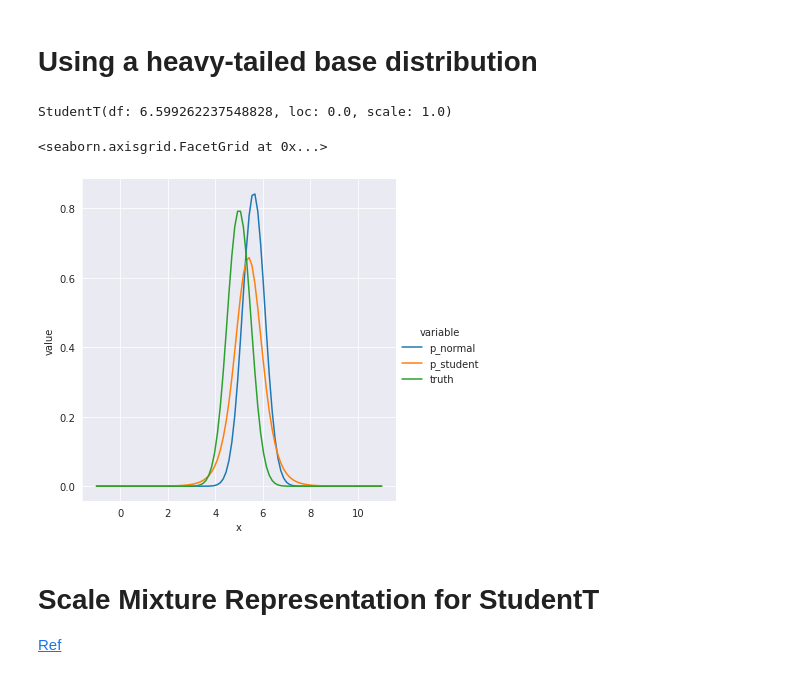
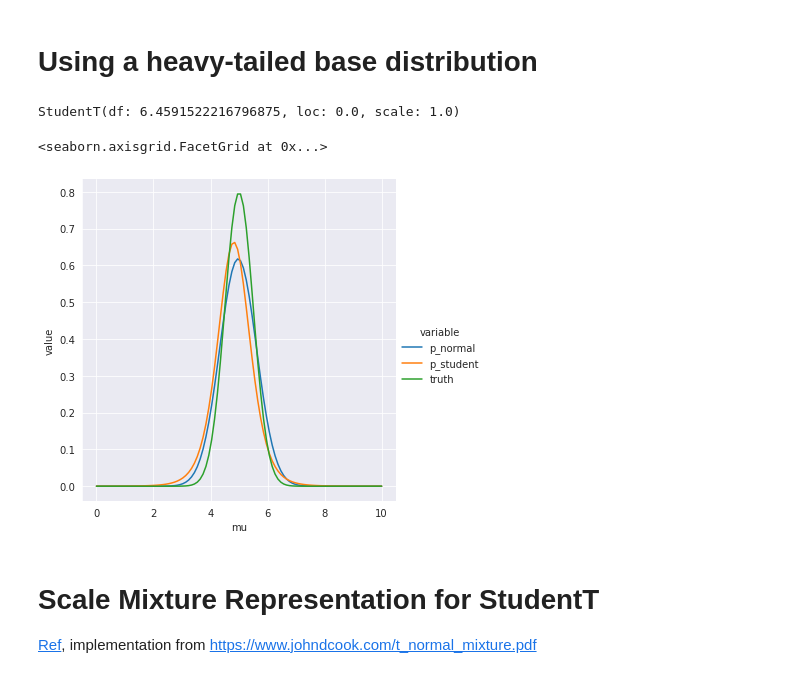
Before and after one commit to facebookresearch/beanmachine, a Jupyter notebook: src/beanmachine/ppl/experimental/MeanFieldVI.ipynb, the cells around one changed output. Saved outputs shown, nothing was run; the diff lists cells and outputs as text; code cells hidden in the pictures.

```diff
--- a/src/beanmachine/ppl/experimental/MeanFieldVI.ipynb
+++ b/src/beanmachine/ppl/experimental/MeanFieldVI.ipynb
@@ -16,7 +17,7 @@ sns.set_style("darkgrid")
 class NormalNormal:
     @bm.random_variable
     def mu(self):
-        return dist.Normal(1, 1)
+        return dist.Normal(0, 1)
 
     @bm.random_variable
     def x(self, i):
@@ -30,9 +31,12 @@ obs = {
 }
 
 
-def true_log_prob(x):
+def true_log_prob(mu):
     tau_0 = 1.0**-2
     tau_1 = 1.0**-2
-    return dist.Normal((tau_1 / (tau_0 + tau_1)) * 10.0, (tau_0 + tau_1)**-1).log_prob(x)
+    return dist.Normal(
+        (tau_1 / (tau_0 + tau_1)) * 10.0,
+        (tau_0 + tau_1)**-1,
+    ).log_prob(mu)
 # %%
 vi = MeanFieldVariationalInference()
@@ -57,0 +57,12 @@ tensor(5.5969)
+# %%
+vi_dicts = vi.infer(queries, obs, base_dist=dist.Normal, base_args={
+    'loc': nn.Parameter(torch.tensor(0.)),
+    'scale': torch.tensor(1.),
+}, num_iter=100, lr=1e-1)
+mu = torch.linspace(0, 10, steps=100).unsqueeze(1)
+p_normal = torch.exp(vi_dicts[model.mu()].log_prob(mu))
+sns.relplot(data=pd.DataFrame({
+    "mu": mu.flatten().detach().numpy(),
+    "p_normal": p_normal.flatten().detach().numpy(),
+    "truth":  torch.exp(true_log_prob(mu)).flatten().detach().numpy(),
+}).melt(id_vars=["mu"]), x="mu", y="value", hue="variable", kind="line")
@@ -78,19 +90,19 @@ vi_dicts_student = vi.infer(
 fs = vi_dicts_student[model.mu()].flow_stack
 fs.base_dist(**fs.base_args)
 # %% [output]
-StudentT(df: 6.599262237548828, loc: 0.0, scale: 1.0)
+StudentT(df: 6.4591522216796875, loc: 0.0, scale: 1.0)
 # %%
-p_student = torch.exp(vi_dicts_student[model.mu()].log_prob(x))
+p_student = torch.exp(vi_dicts_student[model.mu()].log_prob(mu))
 sns.relplot(data=pd.DataFrame({
-    "x": x.flatten().detach().numpy(),
+    "mu": mu.flatten().detach().numpy(),
     "p_normal": p_normal.flatten().detach().numpy(),
     "p_student": p_student.flatten().detach().numpy(),
-    "truth":  torch.exp(true_log_prob(x)).flatten().detach().numpy(),
-}).melt(id_vars=["x"]), x="x", y="value", hue="variable", kind="line")
+    "truth":  torch.exp(true_log_prob(mu)).flatten().detach().numpy(),
+}).melt(id_vars=["mu"]), x="mu", y="value", hue="variable", kind="line")
 # %% [output]
 <seaborn.axisgrid.FacetGrid at 0x...>
-[figure, old version]
+[figure, new version]
 # %% [markdown]
 # Scale Mixture Representation for StudentT
-[Ref](https://proceedings.neurips.cc/paper/2009/file/13fe9d84310e77f13a6d184dbf1232f3-Paper.pdf)
+[Ref](https://proceedings.neurips.cc/paper/2009/file/13fe9d84310e77f13a6d184dbf1232f3-Paper.pdf), implementation from https://www.johndcook.com/t_normal_mixture.pdf
 # %%
```
Also changed, not shown: parts of 14 cells of this notebook, 12 other files.
